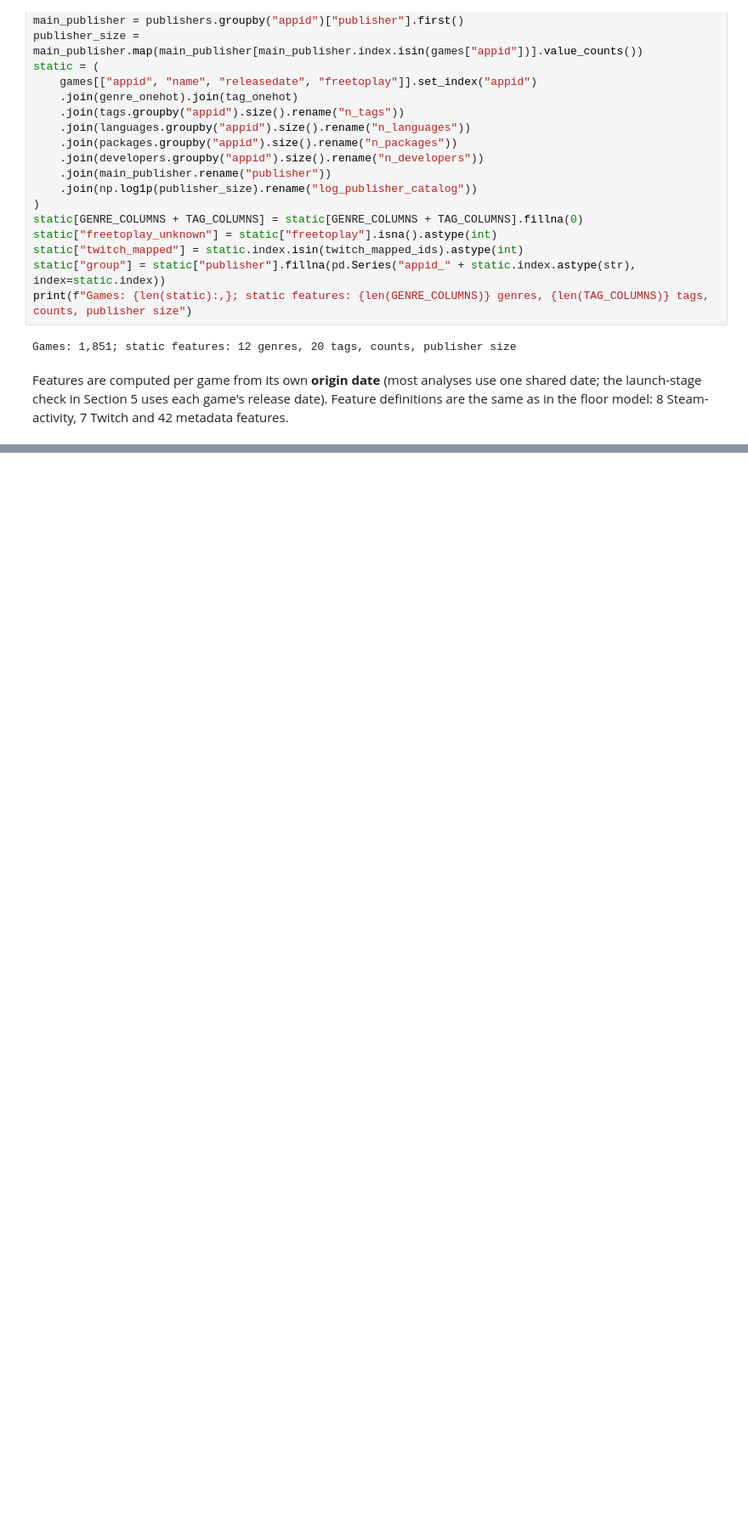
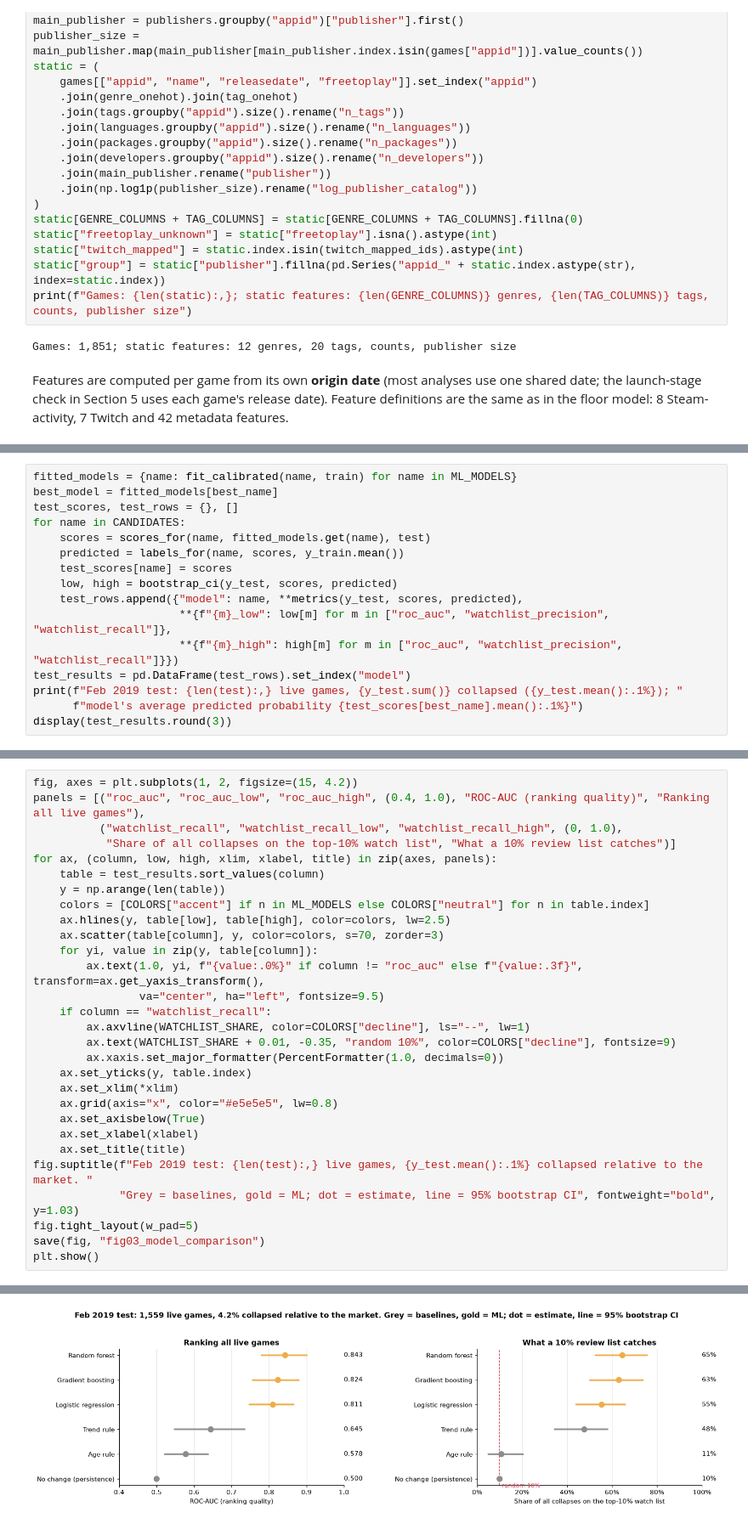
Before and after one commit to d-m-g/steam-games-life-analysis, a Jupyter notebook: src/decline-analysis.ipynb, the cells around one changed output, grey strips where cells are left out. Shown at 85% size. Drawn from its saved outputs; the diff is of its cells as text; blank space fills up the shorter version.

```diff
--- a/src/decline-analysis.ipynb
+++ b/src/decline-analysis.ipynb
@@ -1089,0 +535,16 @@ The full write-up is in [`reports/technical_report.md`](../reports/technical_rep
+# %%
+fitted_models = {name: fit_calibrated(name, train) for name in ML_MODELS}
+best_model = fitted_models[best_name]
+test_scores, test_rows = {}, []
+for name in CANDIDATES:
+    scores = scores_for(name, fitted_models.get(name), test)
+    predicted = labels_for(name, scores, y_train.mean())
+    test_scores[name] = scores
+    low, high = bootstrap_ci(y_test, scores, predicted)
+    test_rows.append({"model": name, **metrics(y_test, scores, predicted),
+                      **{f"{m}_low": low[m] for m in ["roc_auc", "watchlist_precision", "watchlist_recall"]},
+                      **{f"{m}_high": high[m] for m in ["roc_auc", "watchlist_precision", "watchlist_recall"]}})
+test_results = pd.DataFrame(test_rows).set_index("model")
+print(f"Feb 2019 test: {len(test):,} live games, {y_test.sum()} collapsed ({y_test.mean():.1%}); "
+      f"model's average predicted probability {test_scores[best_name].mean():.1%}")
+display(test_results.round(3))
@@ -1089,0 +561,30 @@ The full write-up is in [`reports/technical_report.md`](../reports/technical_rep
+# %%
+fig, axes = plt.subplots(1, 2, figsize=(15, 4.2))
+panels = [("roc_auc", "roc_auc_low", "roc_auc_high", (0.4, 1.0), "ROC-AUC (ranking quality)", "Ranking all live games"),
+          ("watchlist_recall", "watchlist_recall_low", "watchlist_recall_high", (0, 1.0),
+           "Share of all collapses on the top-10% watch list", "What a 10% review list catches")]
+for ax, (column, low, high, xlim, xlabel, title) in zip(axes, panels):
+    table = test_results.sort_values(column)
+    y = np.arange(len(table))
+    colors = [COLORS["accent"] if n in ML_MODELS else COLORS["neutral"] for n in table.index]
+    ax.hlines(y, table[low], table[high], color=colors, lw=2.5)
+    ax.scatter(table[column], y, color=colors, s=70, zorder=3)
+    for yi, value in zip(y, table[column]):
+        ax.text(1.0, yi, f"{value:.0%}" if column != "roc_auc" else f"{value:.3f}", transform=ax.get_yaxis_transform(),
+                va="center", ha="left", fontsize=9.5)
+    if column == "watchlist_recall":
+        ax.axvline(WATCHLIST_SHARE, color=COLORS["decline"], ls="--", lw=1)
+        ax.text(WATCHLIST_SHARE + 0.01, -0.35, "random 10%", color=COLORS["decline"], fontsize=9)
+        ax.xaxis.set_major_formatter(PercentFormatter(1.0, decimals=0))
+    ax.set_yticks(y, table.index)
+    ax.set_xlim(*xlim)
+    ax.grid(axis="x", color="#e5e5e5", lw=0.8)
+    ax.set_axisbelow(True)
+    ax.set_xlabel(xlabel)
+    ax.set_title(title)
+fig.suptitle(f"Feb 2019 test: {len(test):,} live games, {y_test.mean():.1%} collapsed relative to the market. "
+             "Grey = baselines, gold = ML; dot = estimate, line = 95% bootstrap CI", fontweight="bold", y=1.03)
+fig.tight_layout(w_pad=5)
+save(fig, "fig03_model_comparison")
+plt.show()
+# %% [output]
@@ -1089,0 +592 @@ The full write-up is in [`reports/technical_report.md`](../reports/technical_rep
+[figure, added]
```
Also changed, not shown: parts of 89 cells of this notebook, 23 other files.
